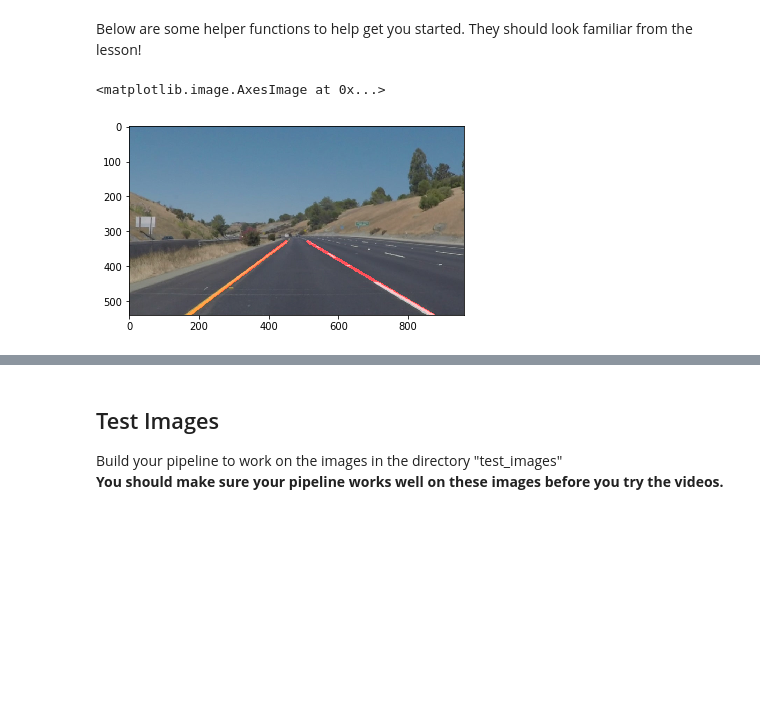
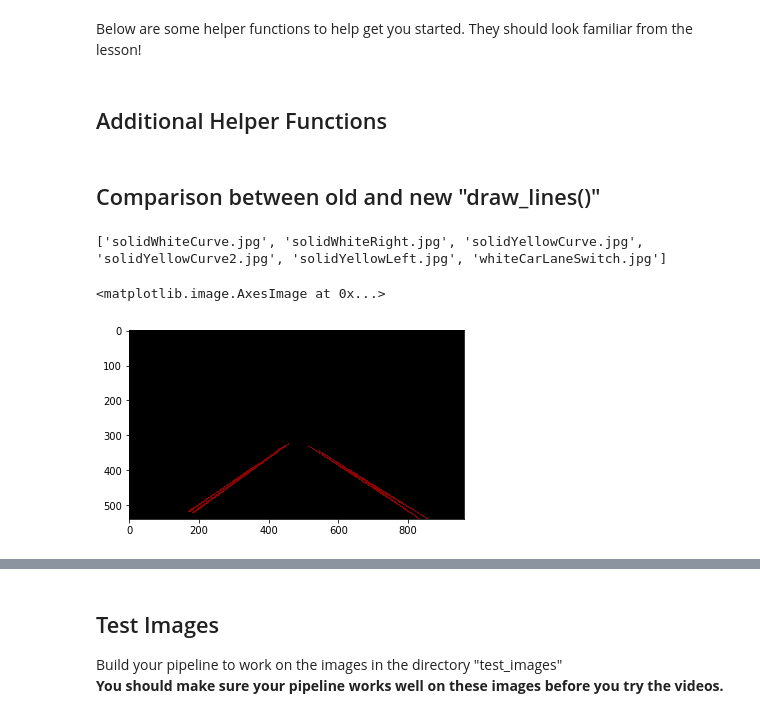
Before and after one commit to parinp/CarND-LaneLines-P1, a Jupyter notebook: P1.ipynb, the cells around one changed output, grey strips where cells are left out. Cells and saved outputs as stored; diff of their text form; code cells hidden in the pictures; blank space fills up the shorter version.

```diff
--- a/P1.ipynb
+++ b/P1.ipynb
@@ -220,3 +171,5 @@ def weighted_img(img, initial_img, α=0.8, β=1., γ=0.):
     NOTE: initial_img and img must be the same shape!
     """
     return cv2.addWeighted(initial_img, α, img, β, γ)
+# %% [markdown]
+## Additional Helper Functions
@@ -223,35 +297,47 @@ def weighted_img(img, initial_img, α=0.8, β=1., γ=0.):
+# %% [markdown]
+## Comparison between old and new "draw_lines()"
+# %%
+test_path = "test_images/"
+
+to_keep = []
+for name in os.listdir(test_path):
+    to_keep.append(name)
+
+print(to_keep)
+# %% [output]
+['solidWhiteCurve.jpg', 'solidWhiteRight.jpg', 'solidYellowCurve.jpg', 'solidYellowCurve2.jpg', 'solidYellowLeft.jpg', 'whiteCarLaneSwitch.jpg']
 # %%
-path_test = test_path+to_keep[3]
+path_test = test_path+to_keep[1]
 
 image_test = mpimg.imread(path_test)
 image_c = np.copy(image_test)
 
 gray = grayscale(image_c)
 kernel_size = 7
 blur_gray = gaussian_blur(gray,kernel_size)
 
-low_threshold = 45
-high_threshold = 135
+low_threshold = 50
+high_threshold = 150
 edges = canny(blur_gray,low_threshold,high_threshold)
 
 imshape = image.shape
-vertices = np.array([[(0,imshape[0]),(450,330),(510,330),(imshape[1],imshape[0])]],dtype =np.int32)
+vertices = get_roi(image_c)
 
 image_region = region_of_interest(edges,vertices)
 
 rho = 2
 theta = np.pi/180
 threshold = 30
-min_line_length = 7
-max_line_gap = 12
+min_line_length = 10
+max_line_gap = 160
 
 lines = hough_lines(image_region,rho,theta,threshold,min_line_length,max_line_gap)
 line_edges = weighted_img(lines,image_c)
 #plt.imshow(blur_gray,cmap='gray')
 #plt.imshow(edges)
 #plt.imshow(image_region)
-#plt.imshow(lines)
-plt.imshow(line_edges)
+plt.imshow(lines)
+#plt.imshow(line_edges)
 # %% [output]
 <matplotlib.image.AxesImage at 0x...>
-[figure, old version]
+[figure, new version]
```
Also changed, not shown: parts of 12 cells of this notebook, 3 other files.
